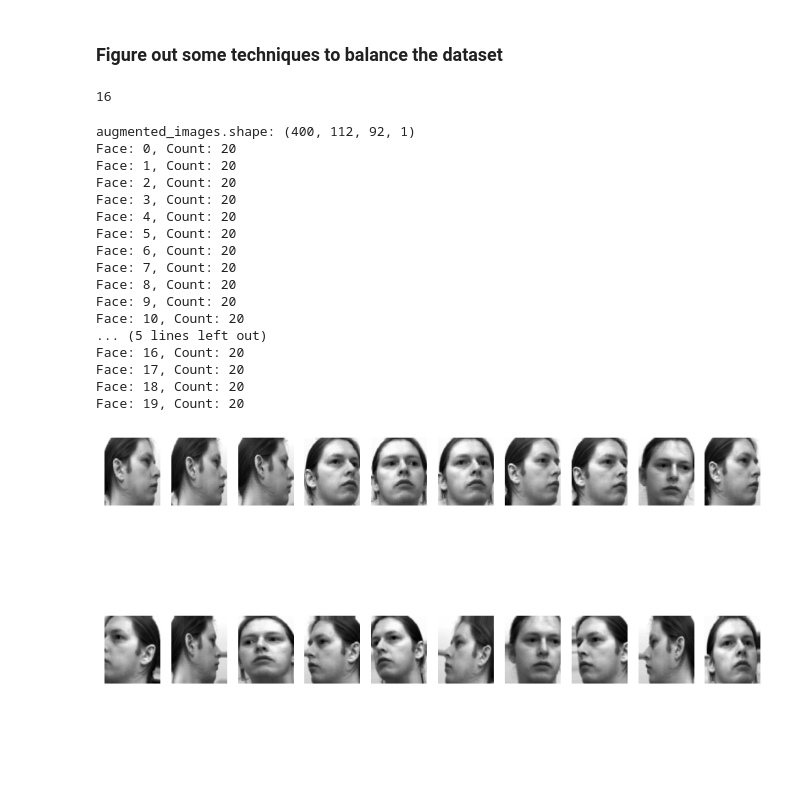
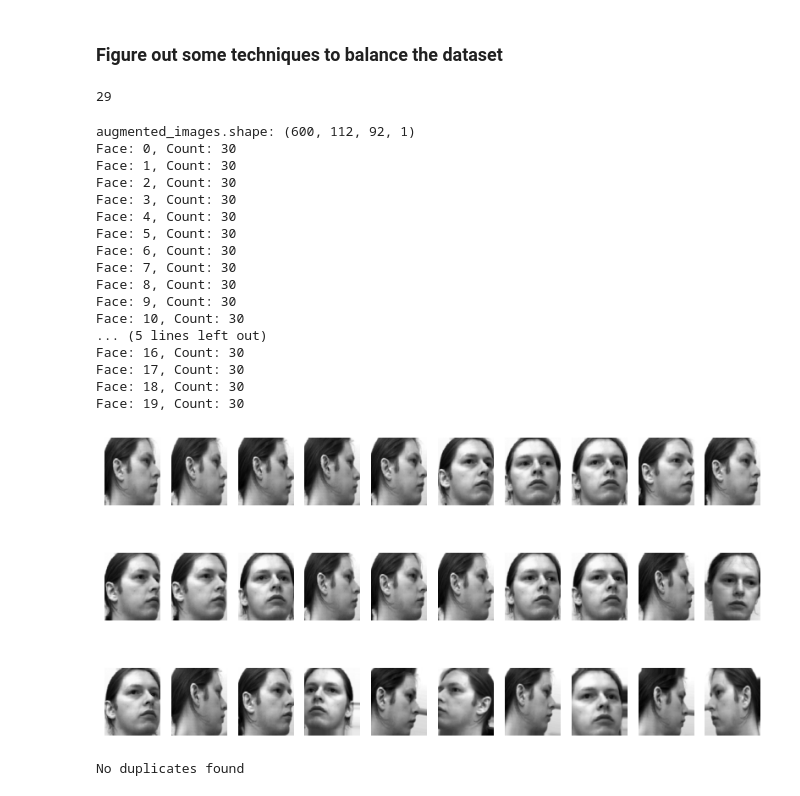
Before and after one commit to jsuaverd/COMP254-Assignments, a Jupyter notebook: preprocessing.ipynb, the cells around one changed output. Cells and saved outputs as stored; diff of their text form; code cells hidden in the pictures; blank space fills up the shorter version.

```diff
--- a/preprocessing.ipynb
+++ b/preprocessing.ipynb
@@ -229,16 +232,0 @@ plt.show()
-# %%
-def remove_correlated_features(X, y, threshold=0.98):
-    similarity_matrix = cosine_similarity(X)
-    indices_to_keep = set(range(X.shape[0]))
-
-    for i in range(X.shape[0]):
-        if i in indices_to_keep:
-            for j in range(i+1, X.shape[0]):
-                if j in indices_to_keep:
-                    if similarity_matrix[i, j] > threshold:
-                        indices_to_keep.remove(j)
-
-    return X[list(indices_to_keep)], y[list(indices_to_keep)]
-
-X_train, y_train = remove_correlated_features(X_train, y_train)
-print(f'After removing correlated features: {X_train.shape}')
@@ -254,8 +239,0 @@ np.unique(y_train, return_counts=True)
-# %%
-# Plot 10 images of first person
-fig, ax = plt.subplots(2, 5, figsize=(5, 5))
-
-for i in range(10):
-    ax[i//5, i%5].imshow(X_train[y_train==0][i].reshape(112, 92), cmap='gray')
-    ax[i//5, i%5].axis('off')
-plt.show()
@@ -277,7 +253,7 @@ unique_faces, counts = np.unique(y_train, return_counts=True)
 max_count = np.max(counts)
 max_count
 # %% [output]
-16
+29
 # %%
 augmented_images = []
 labels = []
@@ -293,7 +269,7 @@ for person_idx in range(20):
 
     count = images.shape[0]
 
-    n_images = max_count - count + 4
+    n_images = max_count - count + 1
 
     if n_images > 0:
         datagen.fit(images)
@@ -320,28 +296,28 @@ unique_faces, counts = np.unique(labels, return_counts=True)
 for face, count in zip(unique_faces, counts):
     print(f'Face: {face}, Count: {count}')
 # %% [output]
-augmented_images.shape: (400, 112, 92, 1)
-Face: 0, Count: 20
-Face: 1, Count: 20
-Face: 2, Count: 20
-Face: 3, Count: 20
-Face: 4, Count: 20
-Face: 5, Count: 20
-Face: 6, Count: 20
-Face: 7, Count: 20
-Face: 8, Count: 20
-Face: 9, Count: 20
-Face: 10, Count: 20
+augmented_images.shape: (600, 112, 92, 1)
+Face: 0, Count: 30
+Face: 1, Count: 30
+Face: 2, Count: 30
+Face: 3, Count: 30
+Face: 4, Count: 30
+Face: 5, Count: 30
+Face: 6, Count: 30
+Face: 7, Count: 30
+Face: 8, Count: 30
+Face: 9, Count: 30
+Face: 10, Count: 30
 ... (5 lines left out)
-Face: 16, Count: 20
-Face: 17, Count: 20
-Face: 18, Count: 20
-Face: 19, Count: 20
+Face: 16, Count: 30
+Face: 17, Count: 30
+Face: 18, Count: 30
+Face: 19, Count: 30
 # %%
-fig, ax = plt.subplots(2, 10, figsize=(10, 5))
-for i in range(20):
+fig, ax = plt.subplots(3, 10, figsize=(10, 5))
+for i in range(30):
     ax[i//10, i%10].imshow(augmented_images[i].reshape(112, 92), cmap='gray')
     ax[i//10, i%10].axis('off')
 plt.show()
 # %% [output]
-[figure, old version]
+[figure, new version]
@@ -347,0 +336,4 @@ plt.show()
+# %%
+duplicates_found = check_duplicates(augmented_images)
+# %% [output]
+No duplicates found
```
Also changed, not shown: parts of 23 cells of this notebook, 11 other files.
